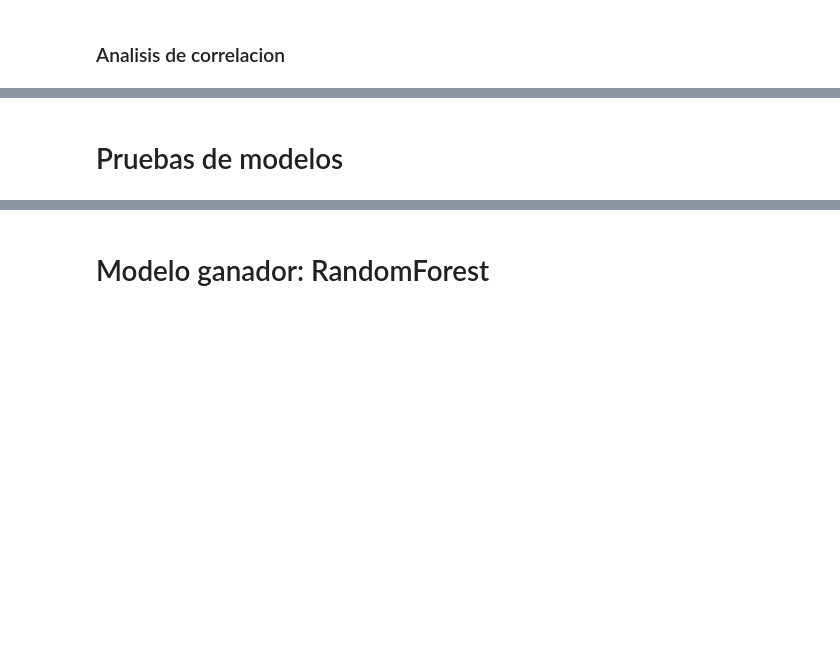
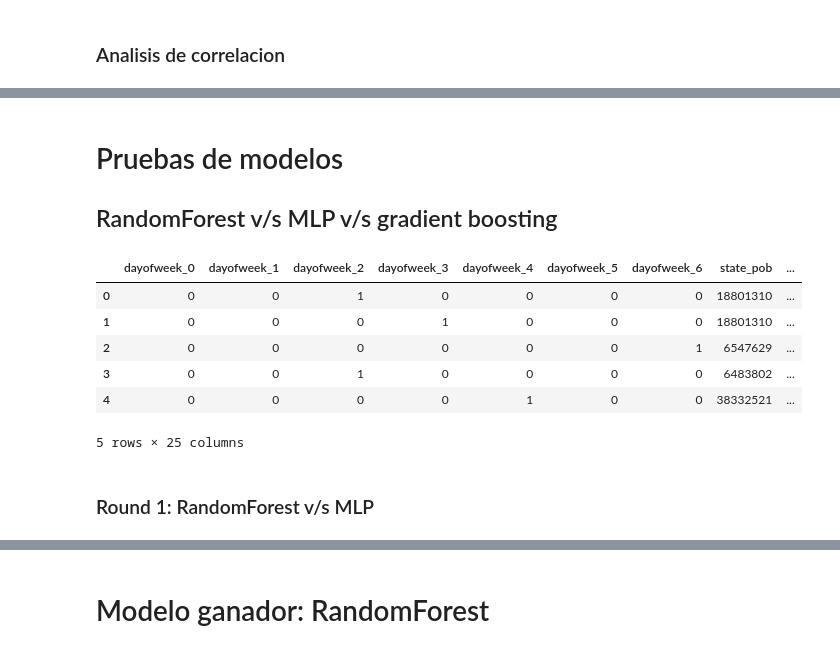
Before and after one commit to danielgomezm/diplomado, a Jupyter notebook: rrss_consolidado.ipynb, the cells around one changed output, grey strips where cells are left out. Drawn from its saved outputs; the diff is of its cells as text; code cells hidden in the pictures; blank space fills up the shorter version.

```diff
--- a/rrss_consolidado.ipynb
+++ b/rrss_consolidado.ipynb
@@ -161,2 +163,17 @@ sns.heatmap(corr_vectors, mask=mask, cmap=cmap, vmax=.3, center=0, annot = True,
 # %% [markdown]
 # Pruebas de modelos
+## RandomForest v/s MLP v/s gradient boosting
+# %%
+#tratatamiento de variables categoricas
+dummies = pd.get_dummies(dataset['dayofweek'], prefix = 'dayofweek')
+data = pd.concat([dummies, dataset], axis=1)
+data = data.drop(['dayofweek', 'name'], axis=1)
+data.head()
+# %% [output]
+|  | dayofweek_0 | dayofweek_1 | dayofweek_2 | dayofweek_3 | dayofweek_4 | dayofweek_5 | dayofweek_6 | state_pob | ... |
+| 0 | 0 | 0 | 1 | 0 | 0 | 0 | 0 | 18801310 | ... |
+| 1 | 0 | 0 | 0 | 1 | 0 | 0 | 0 | 18801310 | ... |
+| 2 | 0 | 0 | 0 | 0 | 0 | 0 | 1 | 6547629 | ... |
+| 3 | 0 | 0 | 1 | 0 | 0 | 0 | 0 | 6483802 | ... |
+| 4 | 0 | 0 | 0 | 0 | 1 | 0 | 0 | 38332521 | ... |
+5 rows × 25 columns
@@ -162,0 +185,2 @@ sns.heatmap(corr_vectors, mask=mask, cmap=cmap, vmax=.3, center=0, annot = True,
+# %% [markdown]
+### Round 1: RandomForest v/s MLP
```
Also changed, not shown: parts of 21 cells of this notebook.
